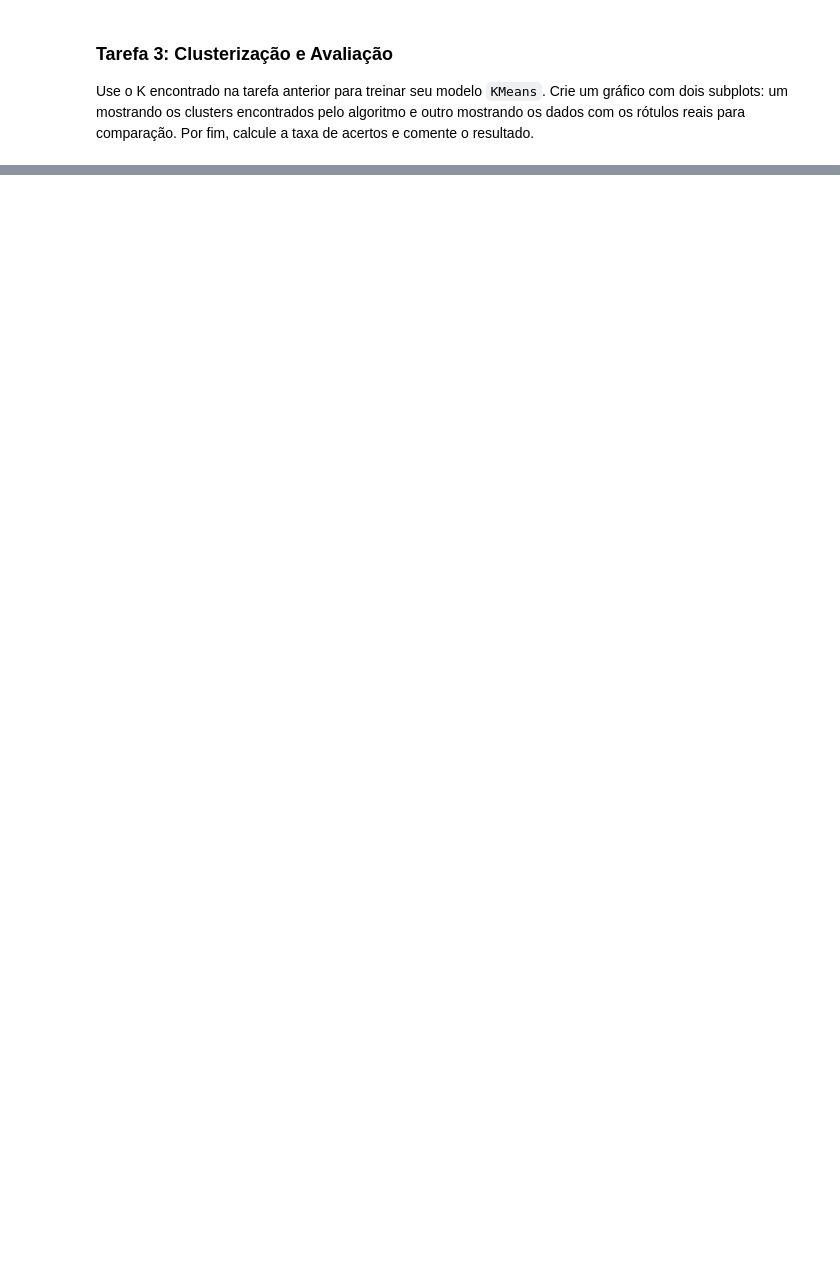
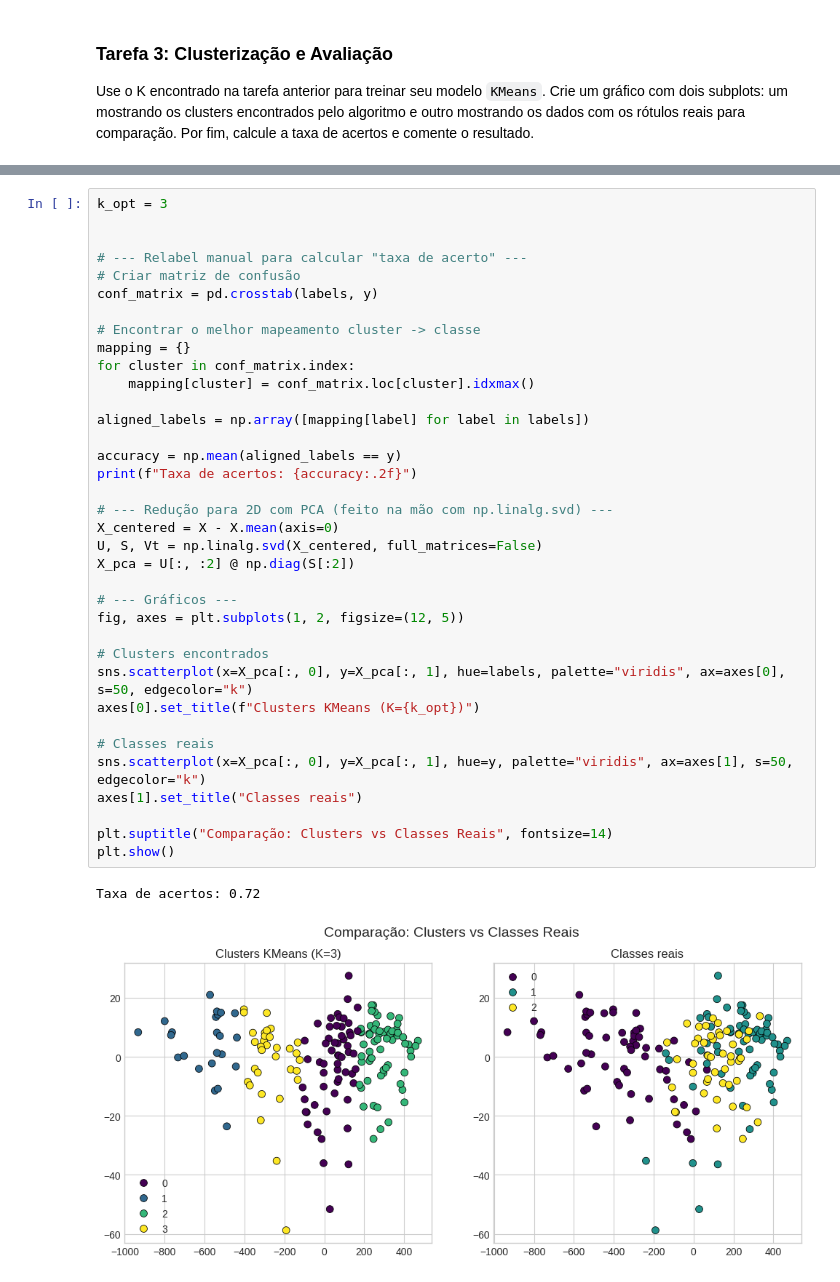
Before and after one commit to Ndryl/MachineLearning, a Jupyter notebook: 02 - K-Means.ipynb, the cells around one changed output, grey strips where cells are left out. Drawn from its saved outputs; the diff is of its cells as text; blank space fills up the shorter version.

```diff
--- a/02 - K-Means.ipynb
+++ b/02 - K-Means.ipynb
@@ -566,0 +611,39 @@ Use o K encontrado na tarefa anterior para treinar seu modelo `KMeans`. Crie um
+# %%
+k_opt = 3
+
+
+# --- Relabel manual para calcular "taxa de acerto" ---
+# Criar matriz de confusão
+conf_matrix = pd.crosstab(labels, y)
+
+# Encontrar o melhor mapeamento cluster -> classe
+mapping = {}
+for cluster in conf_matrix.index:
+    mapping[cluster] = conf_matrix.loc[cluster].idxmax()
+
+aligned_labels = np.array([mapping[label] for label in labels])
+
+accuracy = np.mean(aligned_labels == y)
+print(f"Taxa de acertos: {accuracy:.2f}")
+
+# --- Redução para 2D com PCA (feito na mão com np.linalg.svd) ---
+X_centered = X - X.mean(axis=0)
+U, S, Vt = np.linalg.svd(X_centered, full_matrices=False)
+X_pca = U[:, :2] @ np.diag(S[:2])
+
+# --- Gráficos ---
+fig, axes = plt.subplots(1, 2, figsize=(12, 5))
+
+# Clusters encontrados
+sns.scatterplot(x=X_pca[:, 0], y=X_pca[:, 1], hue=labels, palette="viridis", ax=axes[0], s=50, edgecolor="k")
+axes[0].set_title(f"Clusters KMeans (K={k_opt})")
+
+# Classes reais
+sns.scatterplot(x=X_pca[:, 0], y=X_pca[:, 1], hue=y, palette="viridis", ax=axes[1], s=50, edgecolor="k")
+axes[1].set_title("Classes reais")
+
+plt.suptitle("Comparação: Clusters vs Classes Reais", fontsize=14)
+plt.show()
+# %% [output]
+Taxa de acertos: 0.72
+[figure, added]
```
Also changed, not shown: parts of 4 cells of this notebook.
